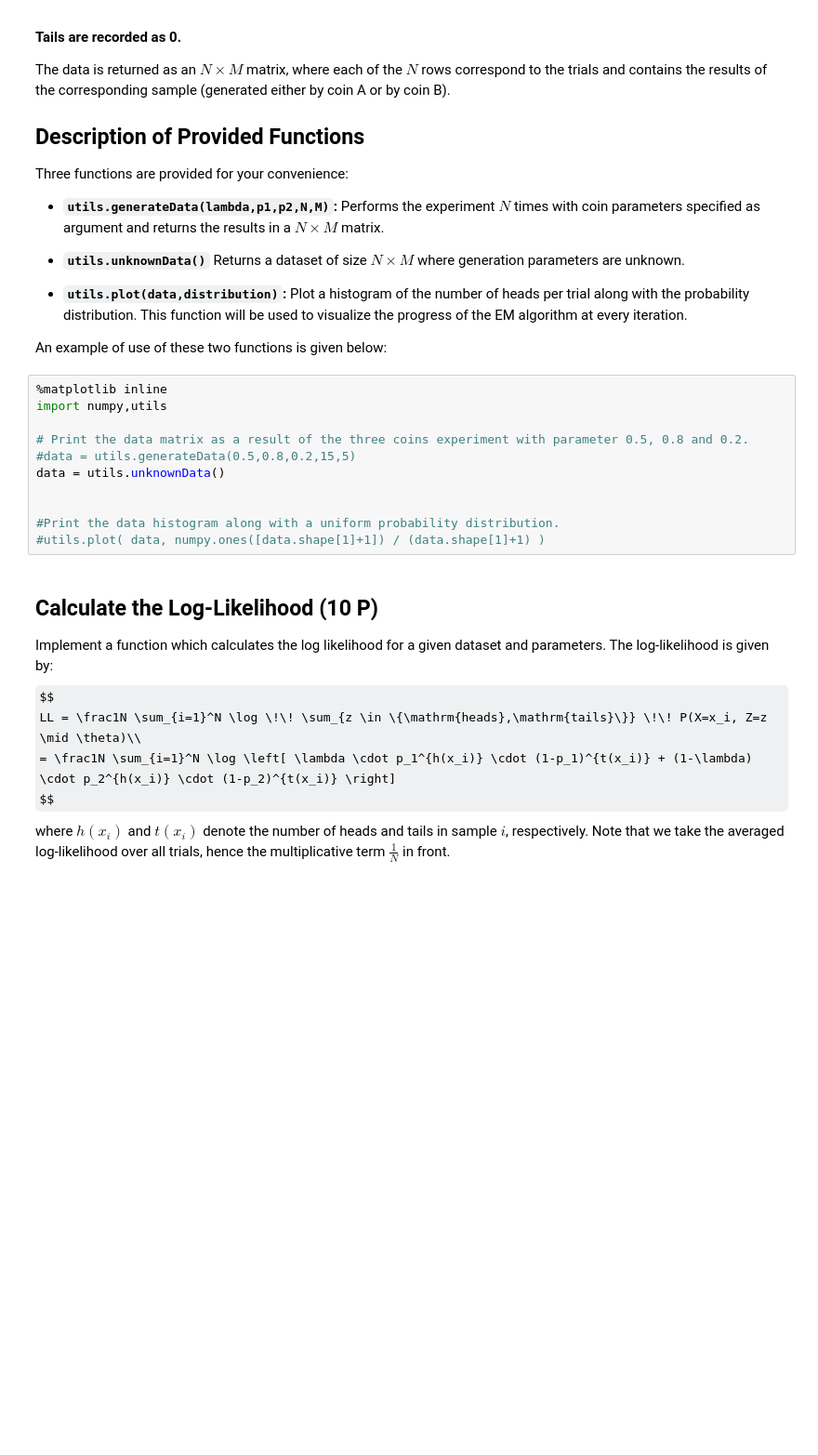
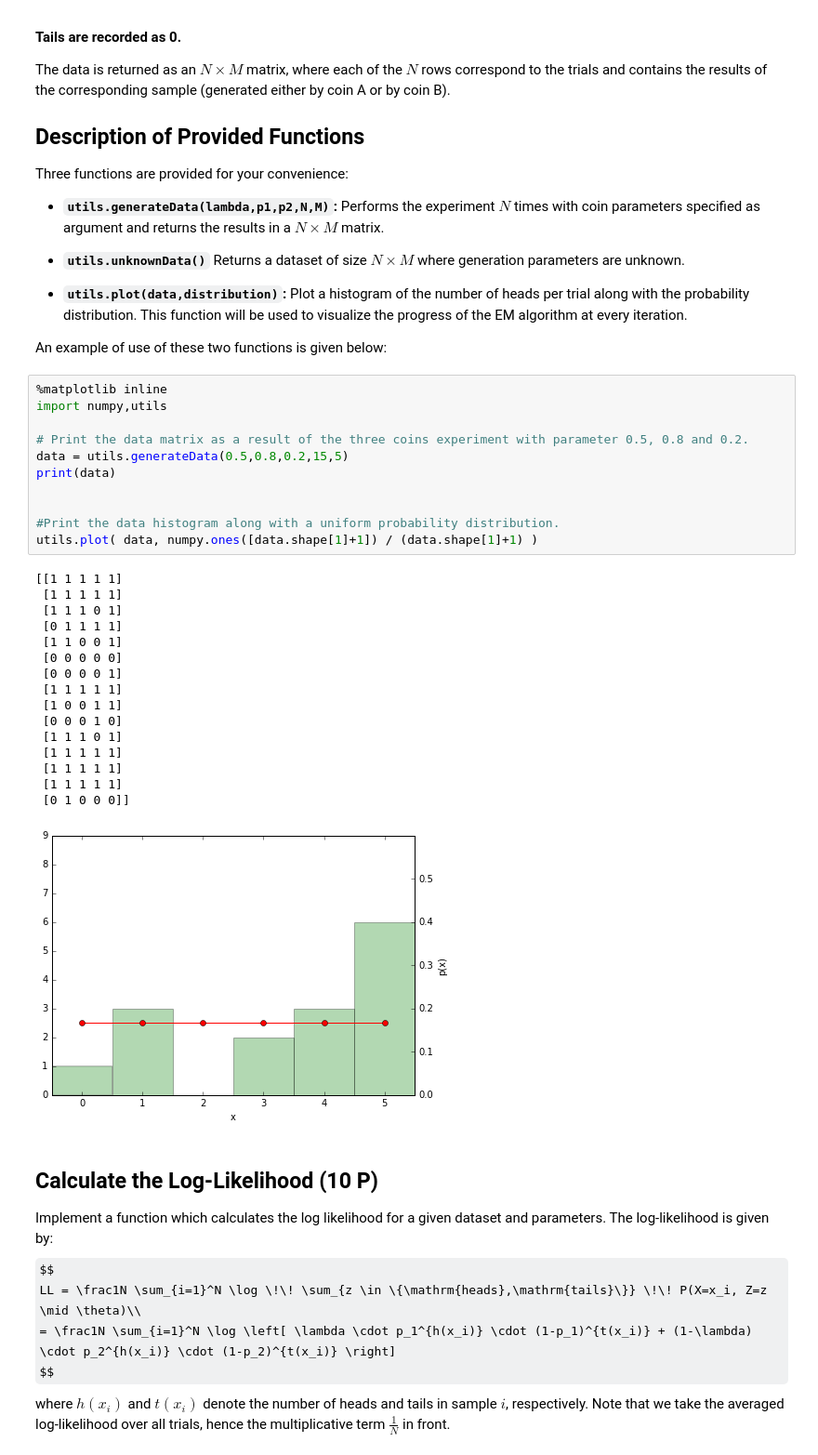
Before and after one commit to jeichelbaum/ml1---ha-assignments, a Jupyter notebook: sheet05/sheet05.ipynb, the cells around one changed output. Shown: that part at 93% size. Cells and saved outputs as stored; diff of their text form; some formulas as TeX source; blank space fills up the shorter version.

```diff
--- a/sheet05/sheet05.ipynb
+++ b/sheet05/sheet05.ipynb
@@ -45,14 +45,31 @@ An example of use of these two functions is given below:
 # %%
 %matplotlib inline
 import numpy,utils
 
 # Print the data matrix as a result of the three coins experiment with parameter 0.5, 0.8 and 0.2.
-#data = utils.generateData(0.5,0.8,0.2,15,5)
-data = utils.unknownData()
+data = utils.generateData(0.5,0.8,0.2,15,5)
+print(data)
 
 
 #Print the data histogram along with a uniform probability distribution.
-#utils.plot( data, numpy.ones([data.shape[1]+1]) / (data.shape[1]+1) )
+utils.plot( data, numpy.ones([data.shape[1]+1]) / (data.shape[1]+1) )
+# %% [output]
+[[1 1 1 1 1]
+ [1 1 1 1 1]
+ [1 1 1 0 1]
+ [0 1 1 1 1]
+ [1 1 0 0 1]
+ [0 0 0 0 0]
+ [0 0 0 0 1]
+ [1 1 1 1 1]
+ [1 0 0 1 1]
+ [0 0 0 1 0]
+ [1 1 1 0 1]
+ [1 1 1 1 1]
+ [1 1 1 1 1]
+ [1 1 1 1 1]
+ [0 1 0 0 0]]
+[figure, added]
 # %% [markdown]
 ## Calculate the Log-Likelihood (10 P)
 
```
Also changed, not shown: parts of 2 cells of this notebook.
